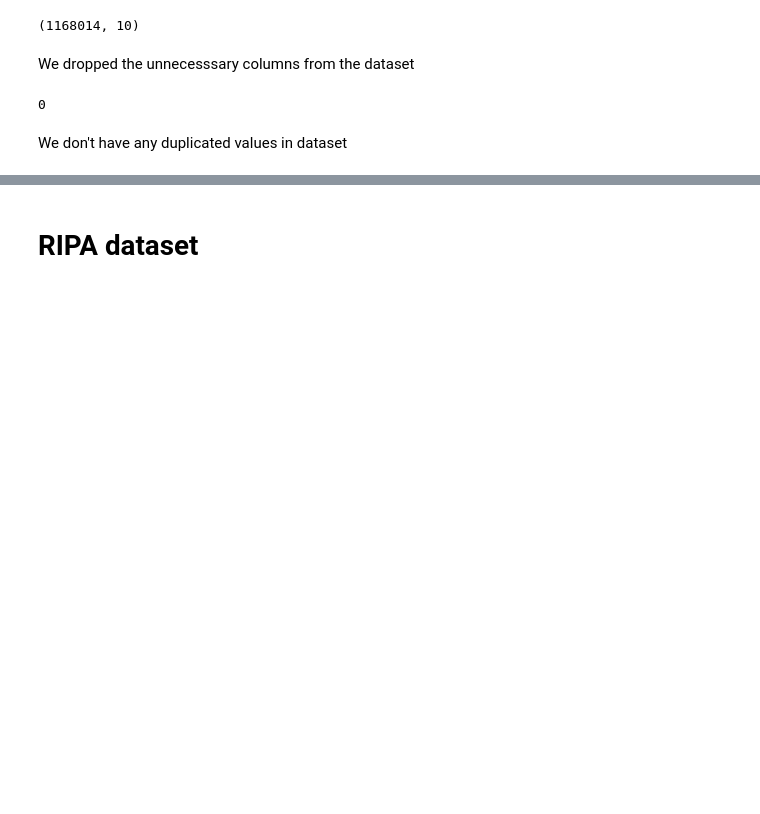
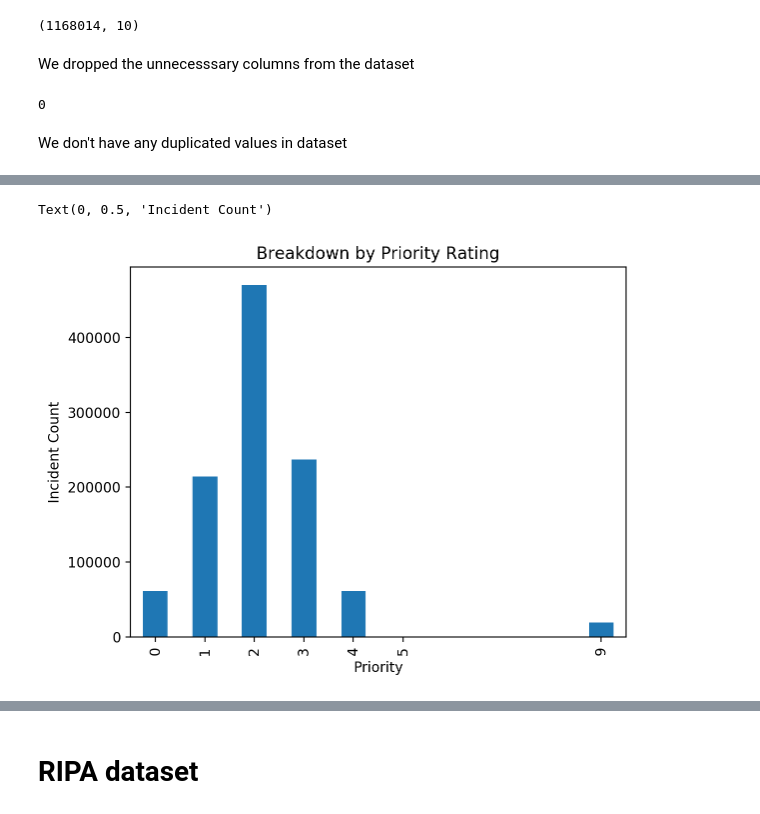
Before and after one commit to zalvatore/Predicting_Police_Activity, a Jupyter notebook: Importing_data.ipynb, the cells around one changed output, grey strips where cells are left out. Saved outputs shown, nothing was run; the diff lists cells and outputs as text; code cells hidden in the pictures; blank space fills up the shorter version.

```diff
--- a/Importing_data.ipynb
+++ b/Importing_data.ipynb
@@ -727,0 +978,2 @@ We don't have any duplicated values in dataset
+# %%
+join_df_clean = join_df.drop(join_df[join_df["priority"]==5].index)
@@ -727,0 +996,14 @@ We don't have any duplicated values in dataset
+# %%
+import matplotlib.pyplot as plt
+
+%matplotlib inline
+%config InlineBackend.figure_format='retina'
+
+join_df_clean.groupby("priority").count()["incident_num"].plot(
+    kind="bar", title="Breakdown by Priority Rating")
+
+plt.xlabel("Priority")
+plt.ylabel("Incident Count")
+# %% [output]
+Text(0, 0.5, 'Incident Count')
+[figure, added]
```
Also changed, not shown: parts of 58 cells of this notebook, 4 other files.
